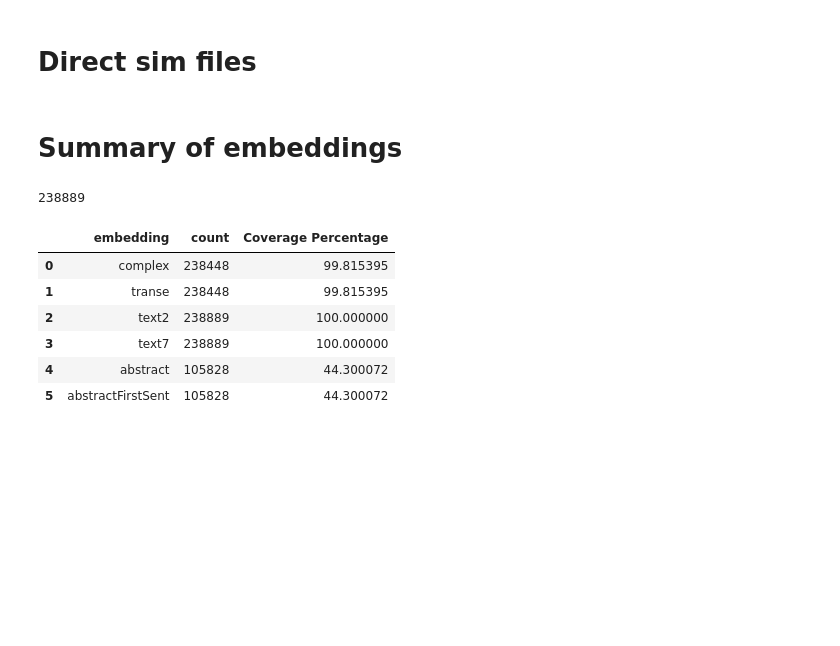
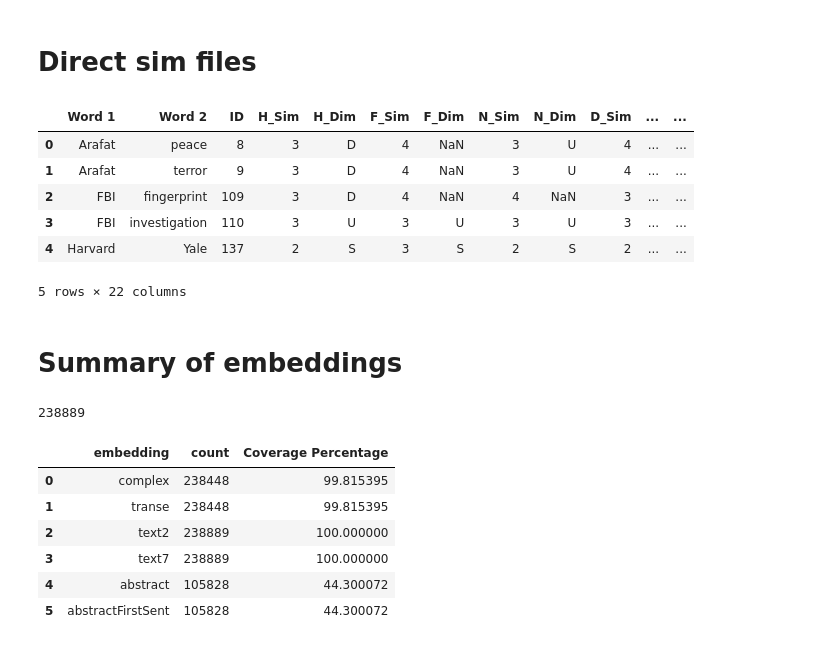
Before and after one commit to usc-isi-i2/wd-similarity, a Jupyter notebook: Master P279 Emb Generation.ipynb, the cells around one changed output. Cells and saved outputs as stored; diff of their text form; code cells hidden in the pictures; blank space fills up the shorter version.

```diff
--- a/Master P279 Emb Generation.ipynb
+++ b/Master P279 Emb Generation.ipynb
@@ -192,0 +258,5 @@ json.dump(text_emb_dict, open(TEXT_EMB_FINAL_FILE, 'w'))
+# %%
+missing_nodes = []
+for node in tqdm(allNodes):
+    if node not in text_emb_dict:
+        missing_nodes.append(node)
@@ -192,0 +278,11 @@ json.dump(text_emb_dict, open(TEXT_EMB_FINAL_FILE, 'w'))
+# %%
+allowed_props = set(['P31', 'P279', 'P106', 'P39', 'P1382', 'P373', 'P452'])
+new_file1 = []
+for line in new_file:
+    line1 = line.decode('utf-8').strip().split('\t')
+    if line1[2] in allowed_props:
+        new_file1.append(line.decode('utf-8'))
+new_file1 = ['id\tnode1\tlabel\tnode2\trank\tnode2;wikidatatype\n'] + new_file1
+# %%
+with open('../output/text-embeddings/missing_nodes.tsv', 'w') as f:
+    f.writelines(new_file1)
@@ -521,11 +668,11 @@ word_sim_df = pd.read_csv(WORDSIM_FILE)
 def fetchSim(row, similarity_type):
     resp = requests.get("https://kgtk.isi.edu/similarity_api?q1="+row['word1_kg_id']+"&q2="+row['word2_kg_id']+"&embedding_type="+similarity_type)
     try:
-        row['embedding_cos_sim'] = float(resp.json()['similarity']) if resp else -1
+        row['embedding_cos_sim'] = float(resp.json()['similarity']) if resp else None
     except Exception as exc:
         print(exc)
         print(f"Resp not found for {row['node1']}, {row['node2']}")
-        row['embedding_cos_sim'] = -1
+        row['embedding_cos_sim'] = None
     row['Resp_code'] = resp
     return row
 
@@ -533,13 +680,31 @@ word_sim_class_sim_df = pd.DataFrame(Parallel(n_jobs=5)(delayed(fetchSim)(row, '
 word_sim_jc_sim_df = pd.DataFrame(Parallel(n_jobs=5)(delayed(fetchSim)(row, 'jc') for _, row in tqdm(word_sim_df.iterrows(), total=len(word_sim_df))))
 word_sim_top_sim_df = pd.DataFrame(Parallel(n_jobs=5)(delayed(fetchSim)(row, 'topsim') for _, row in tqdm(word_sim_df.iterrows(), total=len(word_sim_df))))
 
-word_sim_class_sim_df['embedding_cos_sim'] = word_sim_class_sim_df['embedding_cos_sim'].apply(lambda p: 4 - 3 * abs(p))
-word_sim_jc_sim_df['embedding_cos_sim'] = word_sim_jc_sim_df['embedding_cos_sim'].apply(lambda p: 4 - 3 * abs(p))
-word_sim_top_sim_df['embedding_cos_sim'] = word_sim_top_sim_df['embedding_cos_sim'].apply(lambda p: 4 - 3 * abs(p))
+word_sim_class_sim_df['embedding_cos_sim'] = word_sim_class_sim_df['embedding_cos_sim'].apply(lambda p: 4 - 3 * abs(p) if p is not None else p)
+word_sim_class_sim_df['embedding_na'] = word_sim_class_sim_df['embedding_cos_sim'].isna()
+word_sim_class_sim_df['embedding_cos_sim'].fillna(word_sim_class_sim_df['embedding_cos_sim'].mean(skipna=True), inplace=True)
+
+word_sim_jc_sim_df['embedding_cos_sim'] = word_sim_jc_sim_df['embedding_cos_sim'].apply(lambda p: 4 - 3 * abs(p) if p is not None else p)
+word_sim_jc_sim_df['embedding_na'] = word_sim_jc_sim_df['embedding_cos_sim'].isna()
+word_sim_jc_sim_df['embedding_cos_sim'].fillna(word_sim_jc_sim_df['embedding_cos_sim'].mean(skipna=True), inplace=True)
+
+word_sim_top_sim_df['embedding_cos_sim'] = word_sim_top_sim_df['embedding_cos_sim'].apply(lambda p: 4 - 3 * abs(p) if p is not None else p)
+word_sim_top_sim_df['embedding_na'] = word_sim_top_sim_df['embedding_cos_sim'].isna()
+word_sim_top_sim_df['embedding_cos_sim'].fillna(word_sim_top_sim_df['embedding_cos_sim'].mean(skipna=True), inplace=True)
 
 word_sim_class_sim_df.to_csv(WORDSIM_CLASS_SIM_FILE, index=None)
 word_sim_jc_sim_df.to_csv(WORDSIM_JC_SIM_FILE, index=None)
 word_sim_top_sim_df.to_csv(WORDSIM_TOP_SIM_FILE, index=None)
+# %%
+word_sim_class_sim_df.head()
+# %% [output]
+|  | Word 1 | Word 2 | ID | H_Sim | H_Dim | F_Sim | F_Dim | N_Sim | N_Dim | D_Sim | ... | ... |
+| 0 | Arafat | peace | 8 | 3 | D | 4 | NaN | 3 | U | 4 | ... | ... |
+| 1 | Arafat | terror | 9 | 3 | D | 4 | NaN | 3 | U | 4 | ... | ... |
+| 2 | FBI | fingerprint | 109 | 3 | D | 4 | NaN | 4 | NaN | 3 | ... | ... |
+| 3 | FBI | investigation | 110 | 3 | U | 3 | U | 3 | U | 3 | ... | ... |
+| 4 | Harvard | Yale | 137 | 2 | S | 3 | S | 2 | S | 2 | ... | ... |
+5 rows × 22 columns
 # %%
 import requests
 from tqdm.notebook import tqdm
```
Also changed, not shown: parts of 44 cells of this notebook, 5 other files.
